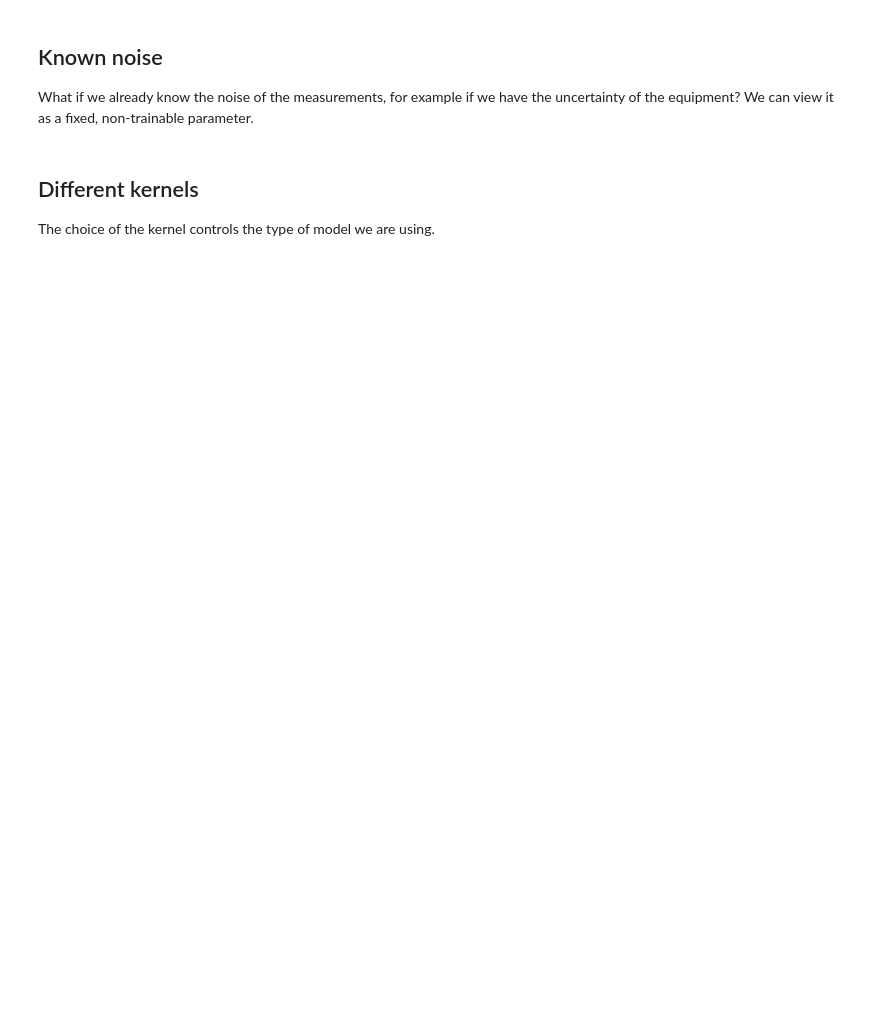
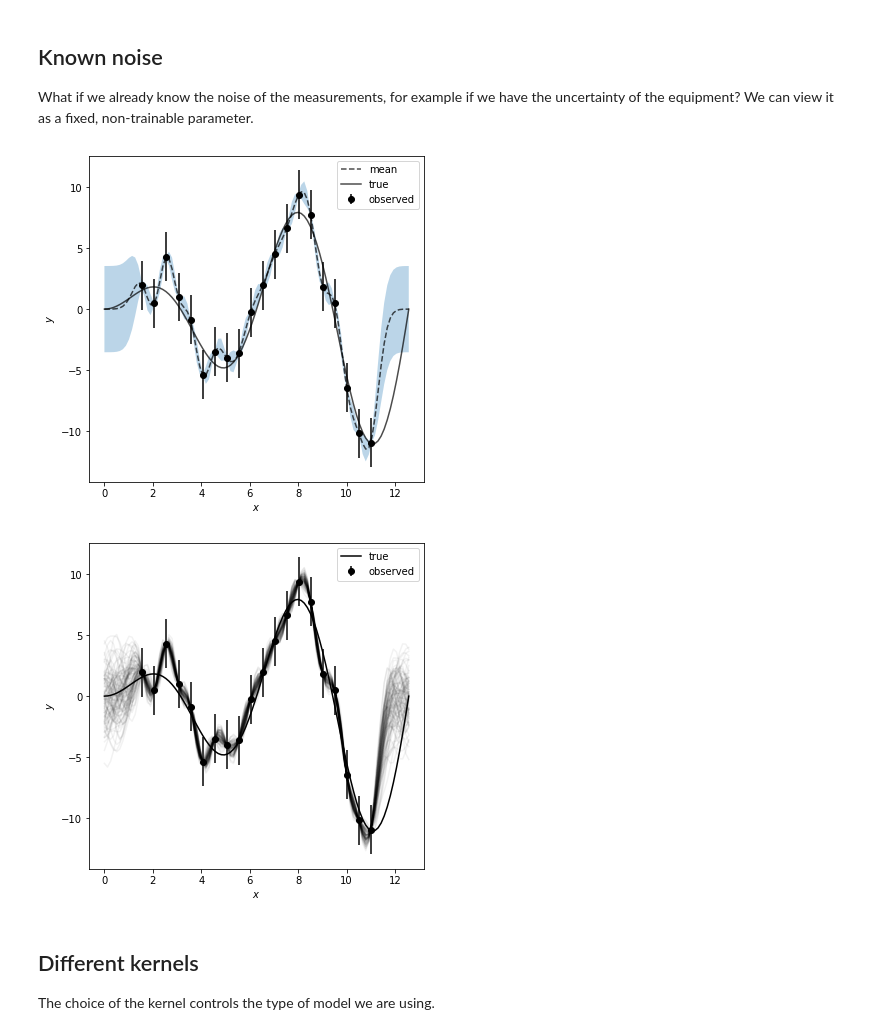
Before and after one commit to burn-research/data-driven-engineering-course2025, a Jupyter notebook: Bayesian_statistics/gpr_example.ipynb, the cells around one changed output. Drawn from its saved outputs; the diff is of its cells as text; code cells hidden in the pictures; blank space fills up the shorter version.

```diff
--- a/Bayesian_statistics/gpr_example.ipynb
+++ b/Bayesian_statistics/gpr_example.ipynb
@@ -213,46 +265,44 @@ mean = ZeroMean()
 kernel = ScaleKernel(RBFKernel())
 
 # We set a fixed Gaussian noise
 noise = 1e-3*torch.ones(n_train)
 likelihood = FixedNoiseGaussianLikelihood(noise)
+likelihood = likelihood.to(device)
 
 # Create the model
 model = ModelGP(x_train, y_train, likelihood, mean, kernel)
-
-# Check if CUDA is available
-device = torch.device('cuda' if torch.cuda.is_available() else 'cpu')
-print(device)
-
-# Send the data and the model to the device
-x_train.to(device)
-y_train.to(device)
-model.to(device);
+model = model.to(device)
 
 model.train()
 model.likelihood.train()
 
 optimizer = torch.optim.Adam(model.parameters(), lr=.1)
 mll = gpytorch.mlls.ExactMarginalLogLikelihood(model.likelihood, model)
 
 n_iterations = 100
 for i in range(n_iterations):
     optimizer.zero_grad() # set the gradient to zero
     output = model(x_train) # compute the output of the model
     loss = -mll(output, y_train) # compare the output with the training data
     loss.backward() # compute backward propagation on the noise and
     optimizer.step()
 
 model.eval()
 model.likelihood.eval()
 
 with torch.no_grad():
     prediction = model(x)
-    y_samples = prediction.sample(torch.Size([100])).numpy()
-    y_pred = prediction.mean.numpy()
+    y_samples = prediction.sample(torch.Size([100])).cpu().numpy()
+    y_pred = prediction.mean.cpu().numpy()
     y_low, y_up = prediction.confidence_region()
 
-plot_prediction_bounds(x, y_true, y_pred, [y_low.numpy(), y_up.numpy()], x_train, y_train)
-plot_prediction_samples(x, y_true, y_samples, x_train, y_train)
+plot_prediction_bounds(x.cpu().numpy(), y_true.cpu().numpy(), y_pred, [y_low.cpu().numpy(), y_up.cpu().numpy()],
+                       x_train.cpu().numpy(), y_train.cpu().numpy())
+plot_prediction_samples(x.cpu().numpy(), y_true.cpu().numpy(), y_samples,
+                        x_train.cpu().numpy(), y_train.cpu().numpy())
+# %% [output]
+[figure, added]
+[figure, added]
 # %% [markdown]
 ## Different kernels
 
```
Also changed, not shown: parts of 9 cells of this notebook.
